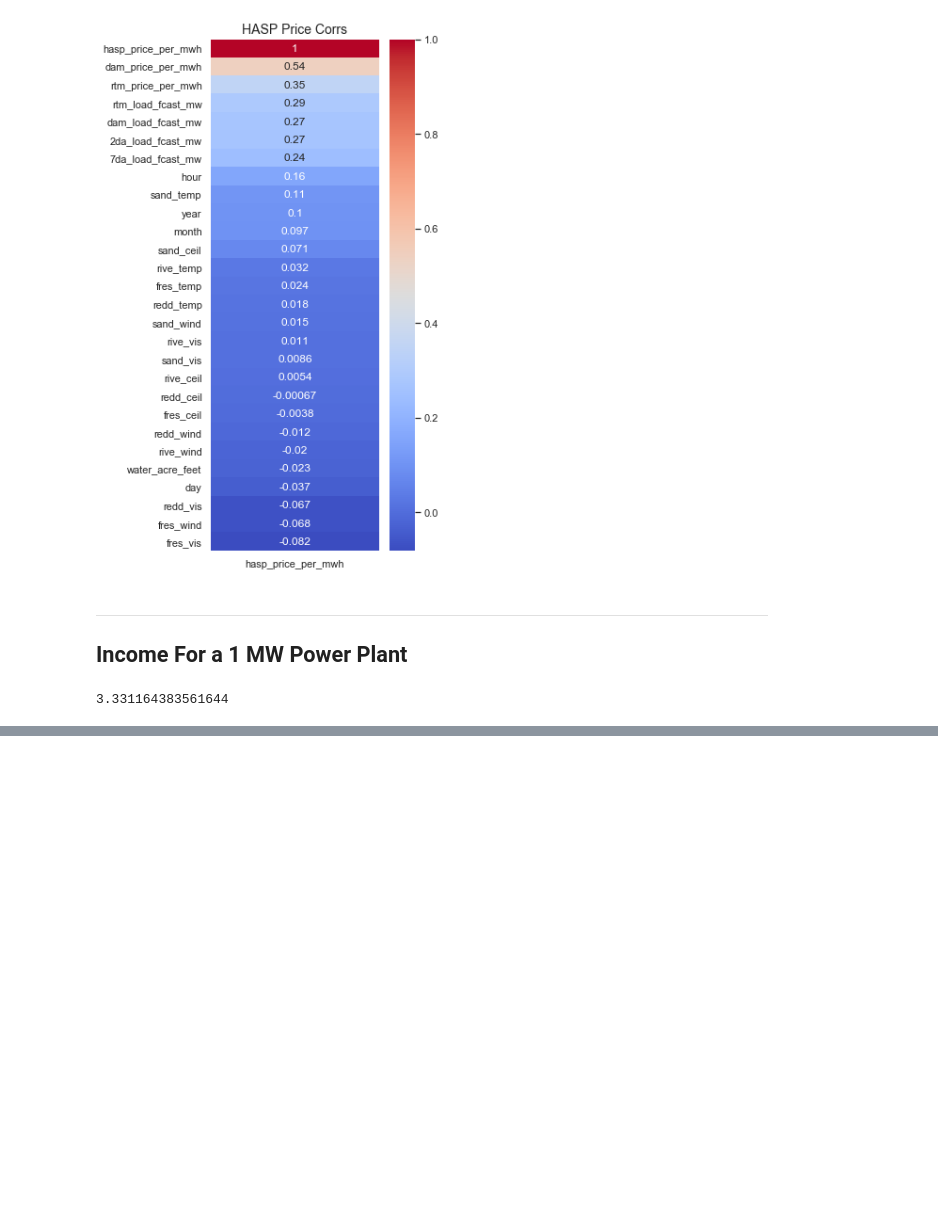
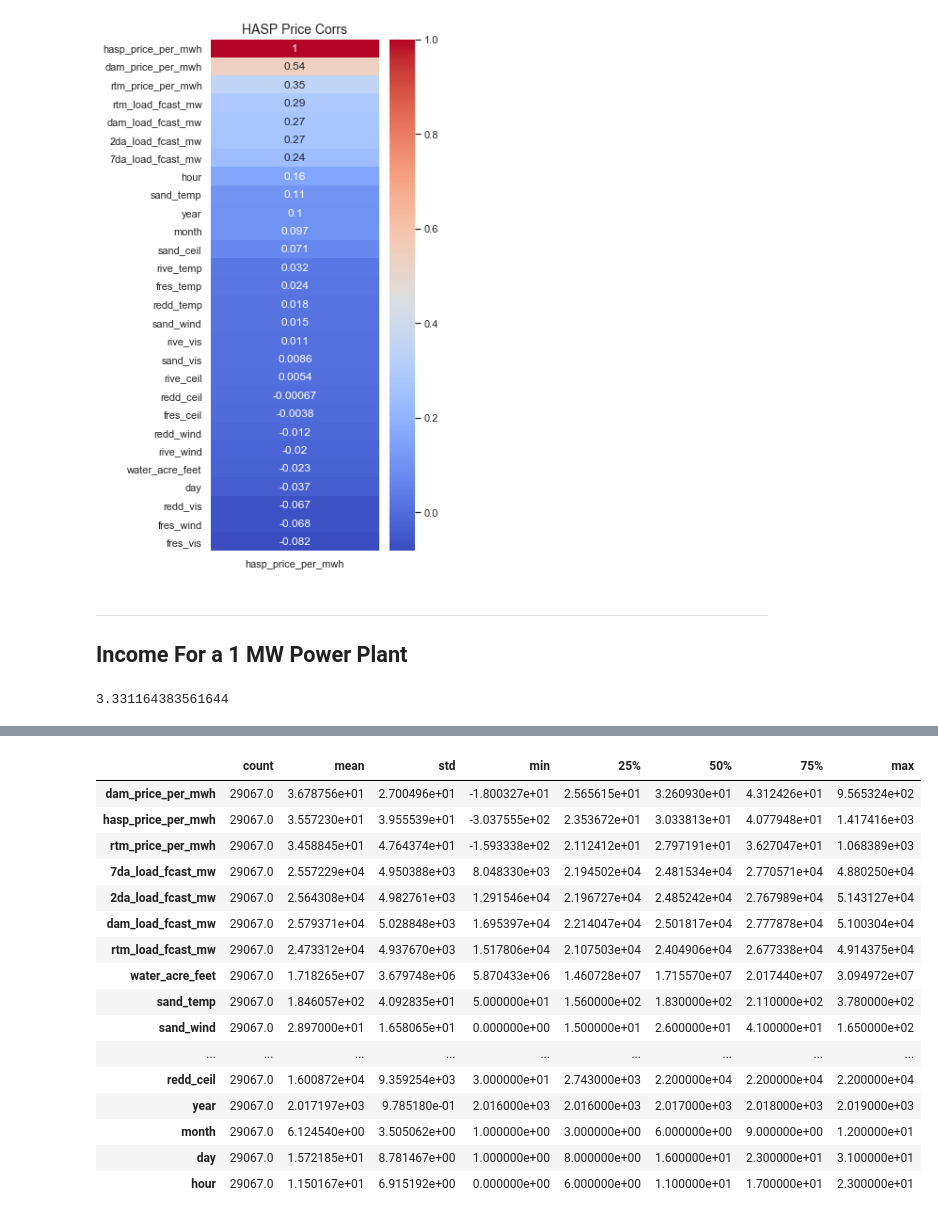
Before and after one commit to manukalia/CA_Electricty_Price_Prediction_Neural_Net, a Jupyter notebook: code/5. EDA and Inspection.ipynb, the cells around one changed output, grey strips where cells are left out. Saved outputs shown, nothing was run; the diff lists cells and outputs as text; code cells hidden in the pictures; blank space fills up the shorter version.

```diff
--- a/code/5. EDA and Inspection.ipynb
+++ b/code/5. EDA and Inspection.ipynb
@@ -121,0 +211,20 @@ hasp_ann_inc_1mw = df.hasp_price_per_mwh.sum() / time_horiz_yrs
+# %%
+df.describe().T
+# %% [output]
+|  | count | mean | std | min | 25% | 50% | 75% | max |
+| dam_price_per_mwh | 29067.0 | 3.678756e+01 | 2.700496e+01 | -1.800327e+01 | 2.565615e+01 | 3.260930e+01 | 4.312426e+01 | 9.565324e+02 |
+| hasp_price_per_mwh | 29067.0 | 3.557230e+01 | 3.955539e+01 | -3.037555e+02 | 2.353672e+01 | 3.033813e+01 | 4.077948e+01 | 1.417416e+03 |
+| rtm_price_per_mwh | 29067.0 | 3.458845e+01 | 4.764374e+01 | -1.593338e+02 | 2.112412e+01 | 2.797191e+01 | 3.627047e+01 | 1.068389e+03 |
+| 7da_load_fcast_mw | 29067.0 | 2.557229e+04 | 4.950388e+03 | 8.048330e+03 | 2.194502e+04 | 2.481534e+04 | 2.770571e+04 | 4.880250e+04 |
+| 2da_load_fcast_mw | 29067.0 | 2.564308e+04 | 4.982761e+03 | 1.291546e+04 | 2.196727e+04 | 2.485242e+04 | 2.767989e+04 | 5.143127e+04 |
+| dam_load_fcast_mw | 29067.0 | 2.579371e+04 | 5.028848e+03 | 1.695397e+04 | 2.214047e+04 | 2.501817e+04 | 2.777878e+04 | 5.100304e+04 |
+| rtm_load_fcast_mw | 29067.0 | 2.473312e+04 | 4.937670e+03 | 1.517806e+04 | 2.107503e+04 | 2.404906e+04 | 2.677338e+04 | 4.914375e+04 |
+| water_acre_feet | 29067.0 | 1.718265e+07 | 3.679748e+06 | 5.870433e+06 | 1.460728e+07 | 1.715570e+07 | 2.017440e+07 | 3.094972e+07 |
+| sand_temp | 29067.0 | 1.846057e+02 | 4.092835e+01 | 5.000000e+01 | 1.560000e+02 | 1.830000e+02 | 2.110000e+02 | 3.780000e+02 |
+| sand_wind | 29067.0 | 2.897000e+01 | 1.658065e+01 | 0.000000e+00 | 1.500000e+01 | 2.600000e+01 | 4.100000e+01 | 1.650000e+02 |
+| ... | ... | ... | ... | ... | ... | ... | ... | ... |
+| redd_ceil | 29067.0 | 1.600872e+04 | 9.359254e+03 | 3.000000e+01 | 2.743000e+03 | 2.200000e+04 | 2.200000e+04 | 2.200000e+04 |
+| year | 29067.0 | 2.017197e+03 | 9.785180e-01 | 2.016000e+03 | 2.016000e+03 | 2.017000e+03 | 2.018000e+03 | 2.019000e+03 |
+| month | 29067.0 | 6.124540e+00 | 3.505062e+00 | 1.000000e+00 | 3.000000e+00 | 6.000000e+00 | 9.000000e+00 | 1.200000e+01 |
+| day | 29067.0 | 1.572185e+01 | 8.781467e+00 | 1.000000e+00 | 8.000000e+00 | 1.600000e+01 | 2.300000e+01 | 3.100000e+01 |
+| hour | 29067.0 | 1.150167e+01 | 6.915192e+00 | 0.000000e+00 | 6.000000e+00 | 1.100000e+01 | 1.700000e+01 | 2.300000e+01 |
```
Also changed, not shown: parts of 12 cells of this notebook, 2 other files.
